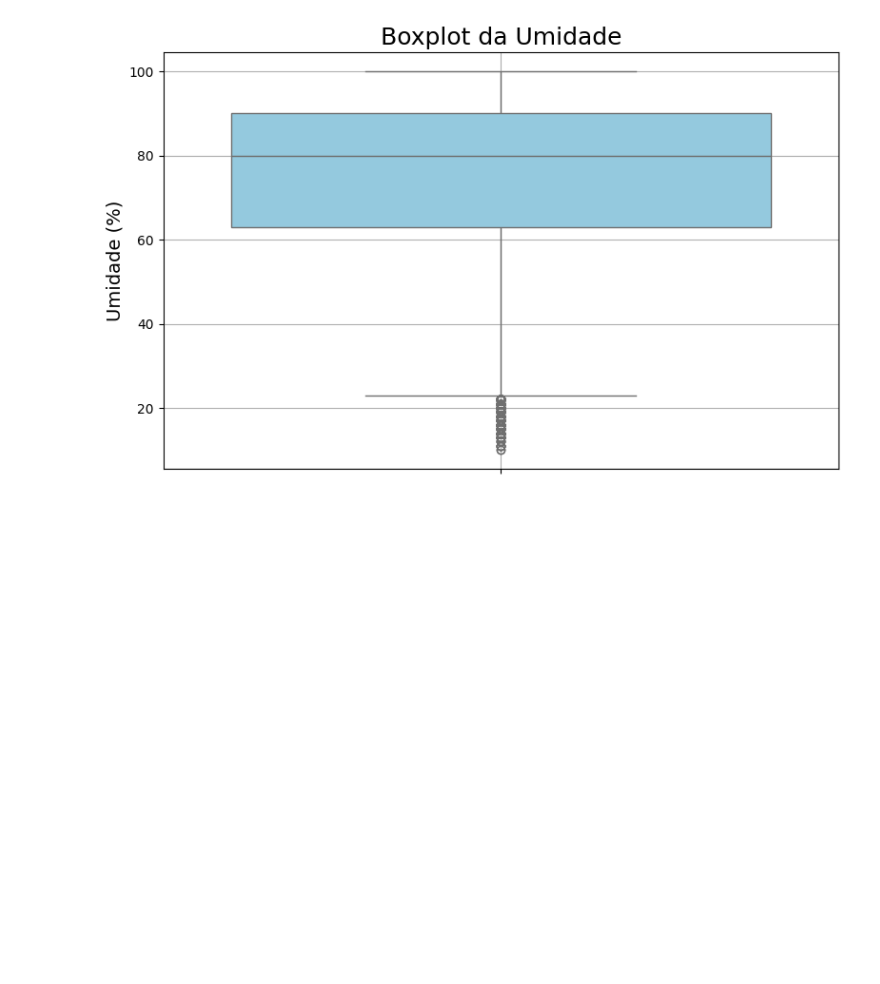
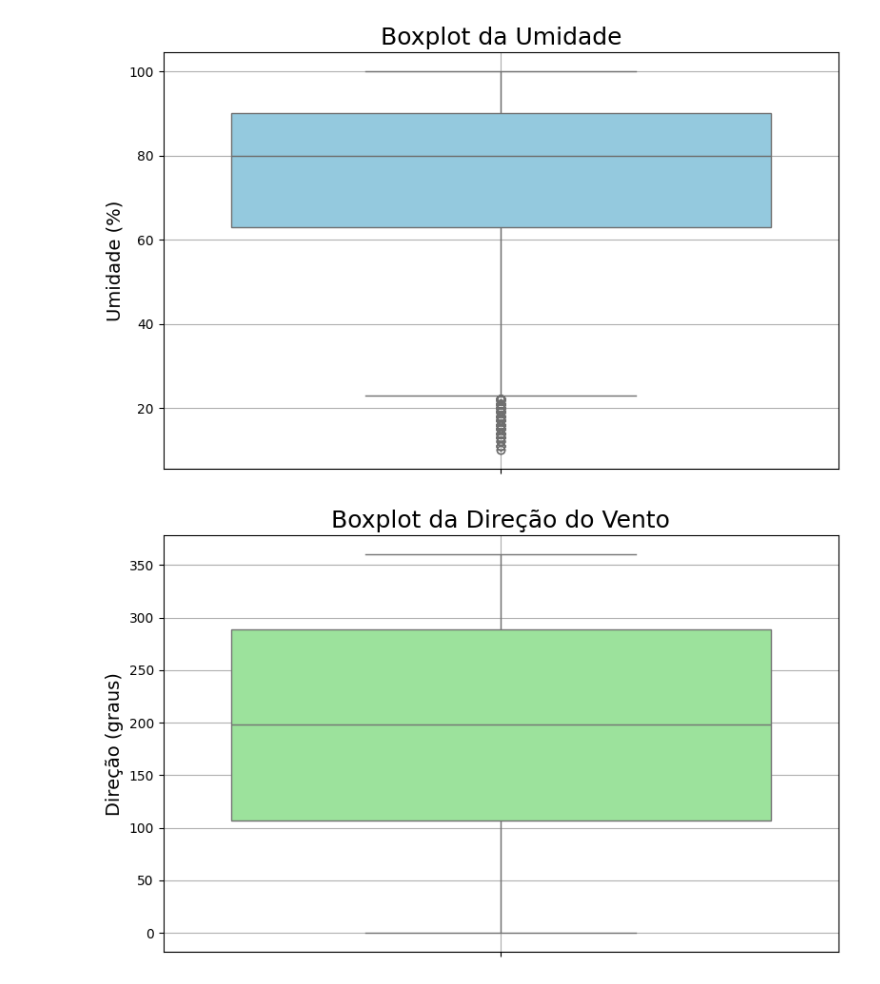
Before and after one commit to LANDOSOUZA/inteligencia_artificial_2025, a Jupyter notebook: aula_5/aula-5_exercicios.ipynb, the cells around one changed output. Saved outputs shown, nothing was run; the diff lists cells and outputs as text; code cells hidden in the pictures; blank space fills up the shorter version.

Commit message:
Update aula-5_exercicios.ipynb
Exercício G

```diff
--- a/aula_5/aula-5_exercicios.ipynb
+++ b/aula_5/aula-5_exercicios.ipynb
@@ -5,10 +5,18 @@ import pandas as pd
 import matplotlib.pyplot as plt
 import seaborn as sns
 # %%
-df = pd.read_csv('https://raw.githubusercontent.com/LANDOSOUZA/inteligencia_artificial_2025/refs/heads/main/aula_3/Base%20de%20Dados/monitoramento_tempo.csv')
+# Carregar os dados
+url = "https://raw.githubusercontent.com/LANDOSOUZA/inteligencia_artificial_2025/refs/heads/main/aula_3/Base%20de%20Dados/monitoramento_tempo.csv"
+df = pd.read_csv(url)
 
-# Limpar espaços nos nomes de colunas e transformar todas as letras em minúsculas
+# Padronizar nomes de colunas
 df.columns = df.columns.str.strip().str.lower()
+
+# Converter 'data' para datetime
+df['data'] = pd.to_datetime(df['data'], errors='coerce')
+
+# Extrair o ano
+df['ano'] = df['data'].dt.year
 # %%
 df.head() # Exibe as 4 primeiras linhas do dataframe
 # %% [output]
@@ -224,3 +232,18 @@ plt.tight_layout()
 plt.show()
 # %% [output]
 [figure]
+# %%
+#Exercício G:
+# Plotar boxplot para a direção do vento
+
+df_direcao = df.dropna(subset=['direção do vento'])
+
+plt.figure(figsize=(8, 5))
+sns.boxplot(y=df_direcao['direção do vento'], color='lightgreen')
+plt.title('Boxplot da Direção do Vento', fontsize=18)
+plt.ylabel('Direção (graus)', fontsize=14)
+plt.grid(True)
+plt.tight_layout()
+plt.show()
+# %% [output]
+[figure, added]
```
